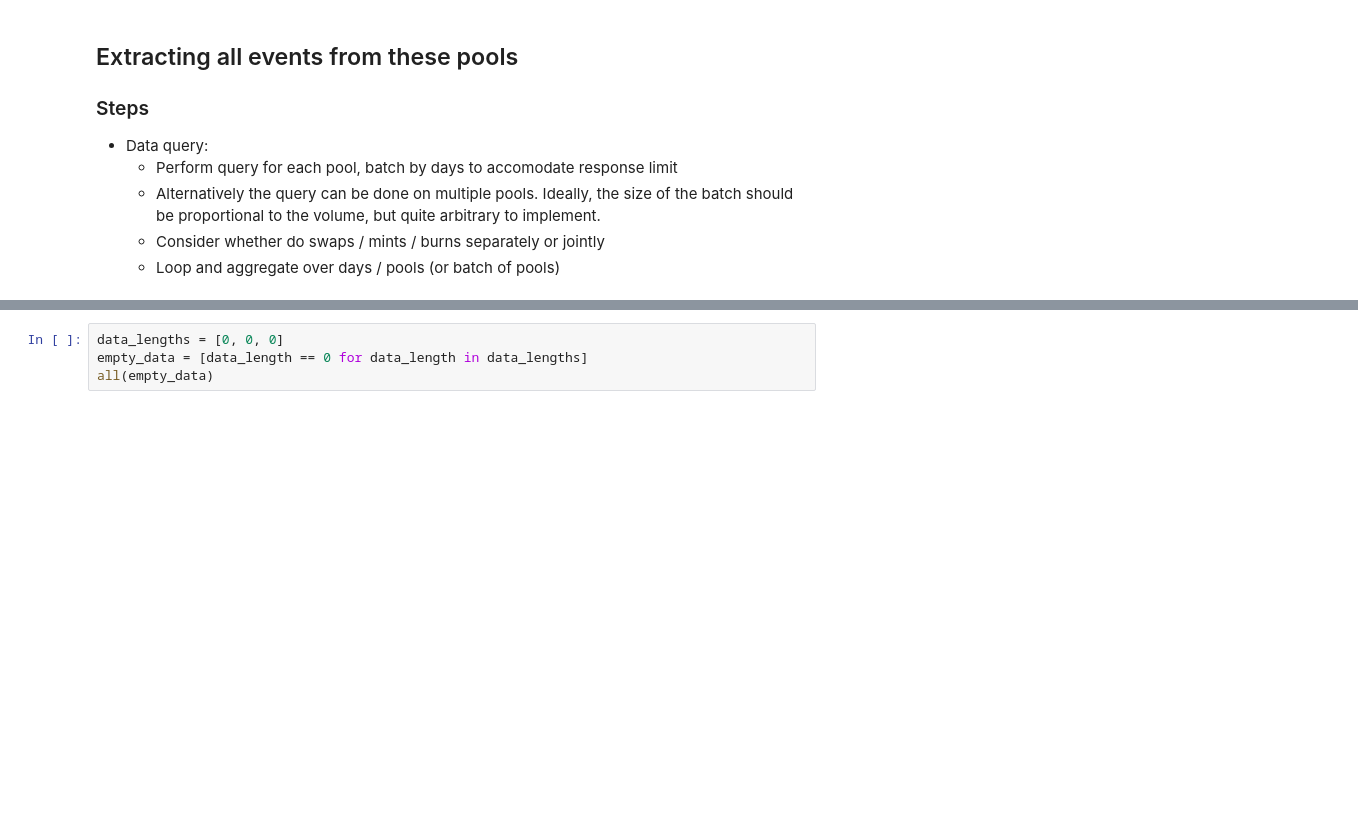
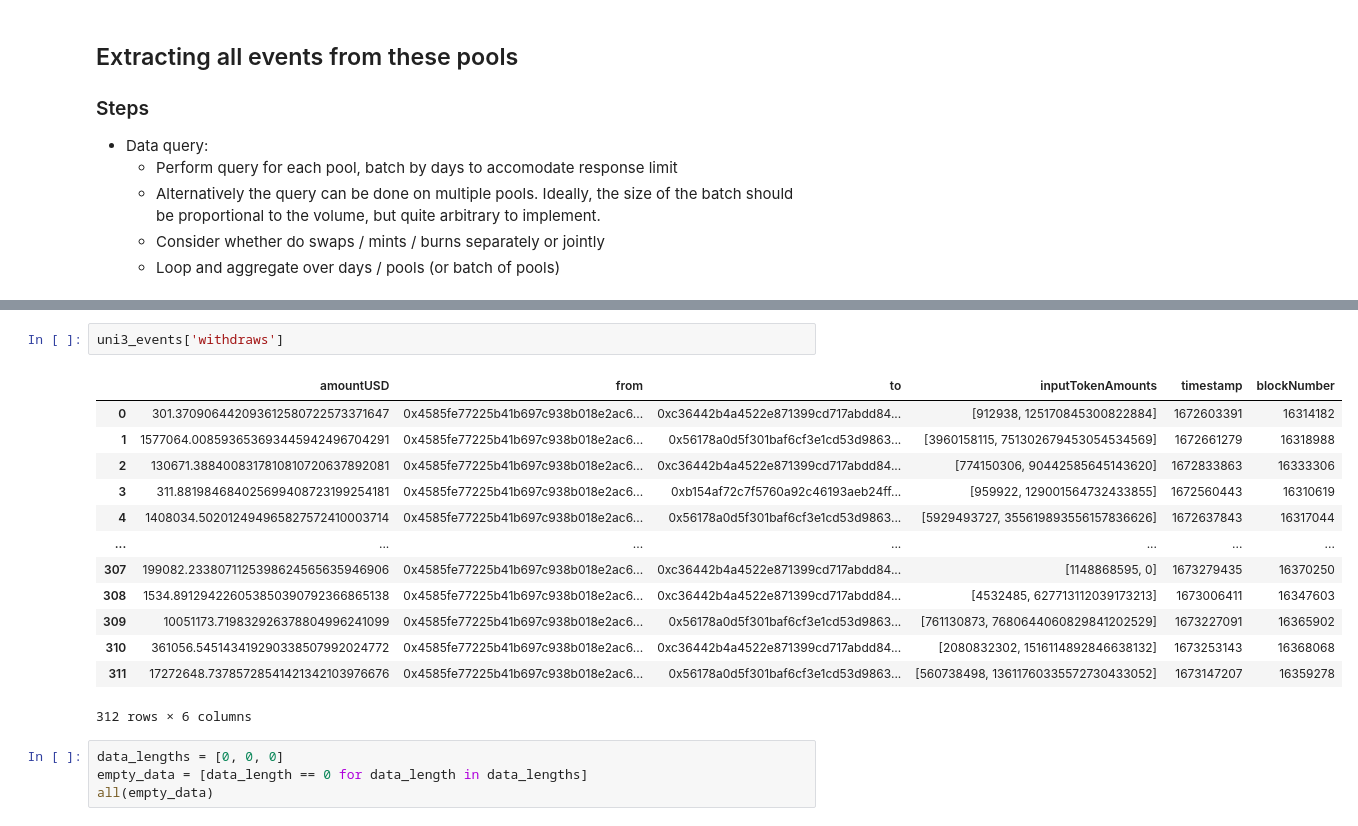
Before and after one commit to juliencarponcy/py0xcluster, a Jupyter notebook: notebooks/Pool_clustering.ipynb, the cells around one changed output, grey strips where cells are left out. Saved outputs shown, nothing was run; the diff lists cells and outputs as text; blank space fills up the shorter version.

```diff
--- a/notebooks/Pool_clustering.ipynb
+++ b/notebooks/Pool_clustering.ipynb
@@ -131,3 +154,19 @@ uni3_events['deposits']
+# %%
+uni3_events['withdraws']
+# %% [output]
+|  | amountUSD | from | to | inputTokenAmounts | timestamp | blockNumber |
+| 0 | 301.370906442093612580722573371647 | 0x4585fe77225b41b697c938b018e2ac6... | 0xc36442b4a4522e871399cd717abdd84... | [912938, 125170845300822884] | 1672603391 | 16314182 |
+| 1 | 1577064.008593653693445942496704291 | 0x4585fe77225b41b697c938b018e2ac6... | 0x56178a0d5f301baf6cf3e1cd53d9863... | [3960158115, 751302679453054534569] | 1672661279 | 16318988 |
+| 2 | 130671.3884008317810810720637892081 | 0x4585fe77225b41b697c938b018e2ac6... | 0xc36442b4a4522e871399cd717abdd84... | [774150306, 90442585645143620] | 1672833863 | 16333306 |
+| 3 | 311.881984684025699408723199254181 | 0x4585fe77225b41b697c938b018e2ac6... | 0xb154af72c7f5760a92c46193aeb24ff... | [959922, 129001564732433855] | 1672560443 | 16310619 |
+| 4 | 1408034.502012494965827572410003714 | 0x4585fe77225b41b697c938b018e2ac6... | 0x56178a0d5f301baf6cf3e1cd53d9863... | [5929493727, 355619893556157836626] | 1672637843 | 16317044 |
+| ... | ... | ... | ... | ... | ... | ... |
+| 307 | 199082.2338071125398624565635946906 | 0x4585fe77225b41b697c938b018e2ac6... | 0xc36442b4a4522e871399cd717abdd84... | [1148868595, 0] | 1673279435 | 16370250 |
+| 308 | 1534.891294226053850390792366865138 | 0x4585fe77225b41b697c938b018e2ac6... | 0xc36442b4a4522e871399cd717abdd84... | [4532485, 627713112039173213] | 1673006411 | 16347603 |
+| 309 | 10051173.719832926378804996241099 | 0x4585fe77225b41b697c938b018e2ac6... | 0x56178a0d5f301baf6cf3e1cd53d9863... | [761130873, 7680644060829841202529] | 1673227091 | 16365902 |
+| 310 | 361056.545143419290338507992024772 | 0x4585fe77225b41b697c938b018e2ac6... | 0xc36442b4a4522e871399cd717abdd84... | [2080832302, 1516114892846638132] | 1673253143 | 16368068 |
+| 311 | 17272648.73785728541421342103976676 | 0x4585fe77225b41b697c938b018e2ac6... | 0x56178a0d5f301baf6cf3e1cd53d9863... | [560738498, 13611760335572730433052] | 1673147207 | 16359278 |
+312 rows × 6 columns
 # %%
 data_lengths = [0, 0, 0]
 empty_data = [data_length == 0 for data_length in data_lengths]
```
Also changed, not shown: parts of 4 cells of this notebook, 2 other files.
